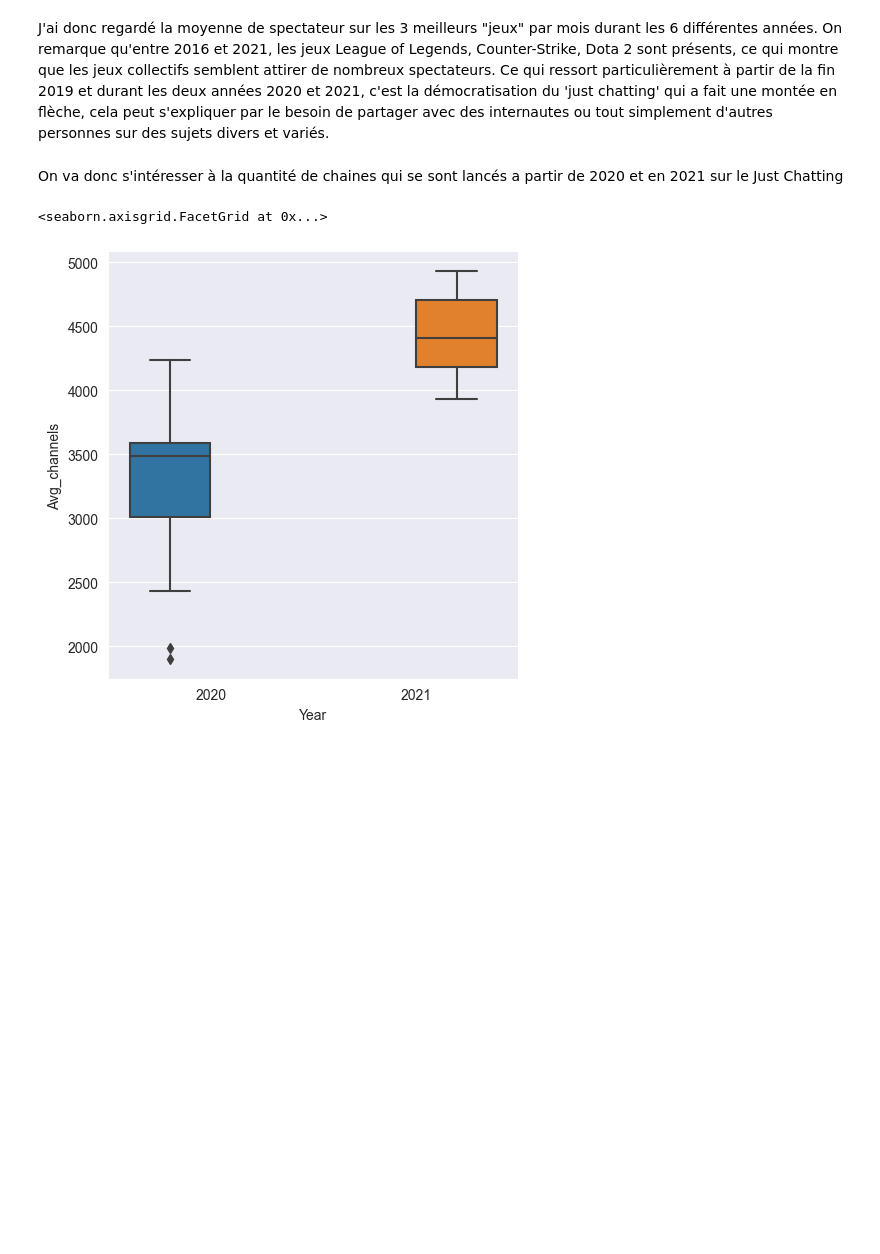
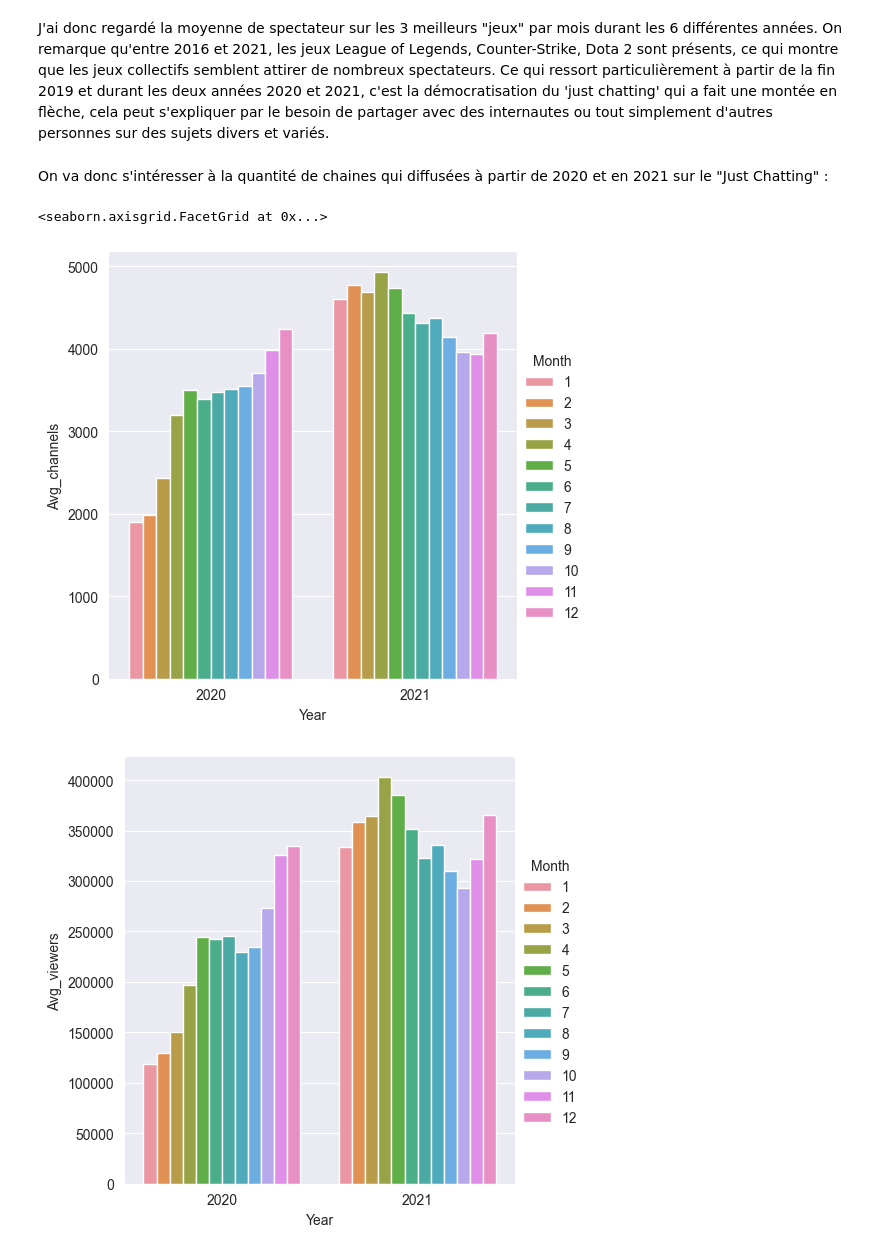
Before and after one commit to HrexD/DataAnalyse, a Jupyter notebook: Analyse.ipynb, the cells around one changed output. Saved outputs shown, nothing was run; the diff lists cells and outputs as text; code cells hidden in the pictures; blank space fills up the shorter version.

```diff
--- a/Analyse.ipynb
+++ b/Analyse.ipynb
@@ -76,9 +84,12 @@ sb.catplot(data=df_game.query("Rank<=3 and Year==2021"),x="Month", y="Avg_viewer
 # %% [markdown]
 J'ai donc regardé la moyenne de spectateur sur les 3 meilleurs "jeux" par mois durant les 6 différentes années. On remarque qu'entre 2016 et 2021, les jeux League of Legends, Counter-Strike, Dota 2 sont présents, ce qui montre que les jeux collectifs semblent attirer de nombreux spectateurs. Ce qui ressort particulièrement à partir de la fin 2019 et durant les deux années 2020 et 2021, c'est la démocratisation du 'just chatting' qui a fait une montée en flèche, cela peut s'expliquer par le besoin de partager avec des internautes ou tout simplement d'autres personnes sur des sujets divers et variés.
 # %% [markdown]
-On va donc s'intéresser à la quantité de chaines qui se sont lancés a partir de 2020 et en 2021 sur le Just Chatting
+On va donc s'intéresser à la quantité de chaines qui diffusées à partir de 2020 et en 2021 sur le "Just Chatting" :
 # %%
-sb.catplot(data=df_game.query("Game=='Just Chatting' and Year==2020 or Game=='Just Chatting' and Year==2021"),x="Year", y="Avg_channels", hue='Year',kind="box")
+sb.catplot(data=df_game.query("Game=='Just Chatting' and Year==2020 or Game=='Just Chatting' and Year==2021"),x="Year", y="Avg_channels", hue='Month',kind="bar")
+sb.catplot(data=df_game.query("Game=='Just Chatting' and Year==2020 or Game=='Just Chatting' and Year==2021"),x="Year", y="Avg_viewers", hue='Month',kind="bar")
+sb.catplot(data=df_game.query("Game=='Just Chatting' and Year==2020 or Game=='Just Chatting' and Year==2021"),x="Month", y="Hours_watched", hue='Year',kind="point")
 # %% [output]
 <seaborn.axisgrid.FacetGrid at 0x...>
-[figure, old version]
+[figure, new version]
+[figure, added]
```
Also changed, not shown: parts of 8 cells of this notebook.
